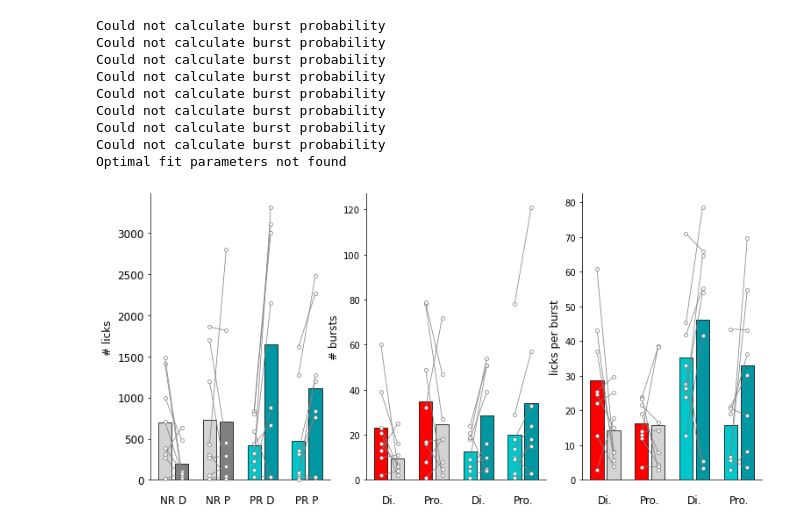
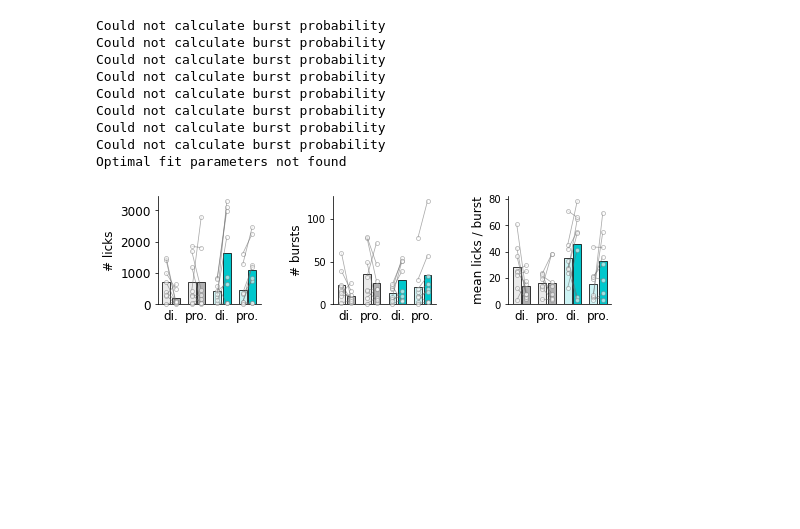
Before and after one commit to linneavolcko/ARP, a Jupyter notebook: src/ARP Paper Figures.ipynb, the cells around one changed output. Saved outputs shown, nothing was run; the diff lists cells and outputs as text; code cells hidden in the pictures; blank space fills up the shorter version.

```diff
--- a/src/ARP Paper Figures.ipynb
+++ b/src/ARP Paper Figures.ipynb
@@ -15,10 +16,13 @@ df4 = pd.read_excel(excel_file, "FGF21")
 # %%
 colors_NR1 = "#EAEAEA"
 colors_NR2 = "#B0B0B1"
-colors_PR1 = "#00C7CC"
-colors_PR2 = "#0097A3"
+colors_NR3 = "#6D6D6D"
 
-colors_lines = "#7B7B7B"
+colors_PR1 = "#CCF3F4"
+colors_PR2 = "#00C7CC"
+colors_PR3 = "#0097A3"
+
+colors_lines = "#6e6e6e"
 
 scattersize = 40
 # %%
@@ -472 +487,13 @@ Cannot convert that number of dimensions or data is in wrong format. Attmepting
+# %%
+PR_male_malt_cumulative = []
+PR_male_casein_cumulative = []
+
+NR_male_malt_cumulative = []
+NR_male_casein_cumulative = []
+
+PR_female_malt_cumulative = []
+PR_female_casein_cumulative = []
+
+NR_female_malt_cumulative = []
+NR_female_casein_cumulative = []
 # %%
@@ -798,19 +1079,21 @@ Could not calculate burst probability
 Could not calculate burst probability
 Optimal fit parameters not found
 # %%
-f,ax=plt.subplots(figsize=(12.5,6), ncols=3)
+f,ax=plt.subplots(figsize=(9,2), ncols=3, gridspec_kw={"left": 0.2, "wspace":0.7})
 
 
 tp.barscatter([[Pref_NR_Malt_D["licks"],Pref_NR_Cas_D["licks"]],
                [Pref_NR_Malt_P["licks"],Pref_NR_Cas_P["licks"]],
                [Pref_PR_Malt_D["licks"],Pref_PR_Cas_D["licks"]],
                [Pref_PR_Malt_P["licks"],Pref_PR_Cas_P["licks"]]],
-              grouplabel= ["NR D", "NR P", "PR D", "PR P"],
+              grouplabel= ["di.", "pro.", "di.", "pro."],
               paired = True,
               xfontsize = 12,
-              barfacecolor=["lightgrey", "grey","lightgrey", "grey", "#00C7CC", "#0097A3", "#00C7CC", "#0097A3"],
+              barfacecolor=[colors_NR1, colors_NR2, colors_NR1, colors_NR2, colors_PR1, colors_PR2, colors_PR1, colors_PR2],
               barfacecoloroption="individual",
               scattersize=scattersize,
+              scatteralpha=0.6,
+              scatterlinecolor= colors_lines,
               linewidth=0.75,
               ax=ax[0])
 
@@ -819,37 +1102,43 @@ tp.barscatter([[Pref_NR_Malt_D["burst number"],Pref_NR_Cas_D["burst number"]],
                [Pref_NR_Malt_P["burst number"],Pref_NR_Cas_P["burst number"]],
                [Pref_PR_Malt_D["burst number"],Pref_PR_Cas_D["burst number"]],
                [Pref_PR_Malt_P["burst number"],Pref_PR_Cas_P["burst number"]]],
-              grouplabel= ["Di.", "Pro.", "Di.", "Pro."],
+              grouplabel= ["di.", "pro.", "di.", "pro."],
               paired = True,
               xfontsize = 12,
               barfacecolor=[colors_NR1, colors_NR2, colors_NR1, colors_NR2, colors_PR1, colors_PR2, colors_PR1, colors_PR2],
               barfacecoloroption="individual",
               scattersize=scattersize,
+              scatteralpha=0.6,
+              scatterlinecolor= colors_lines,
               linewidth=0.75,
               ax=ax[1])
 
 tp.barscatter([[Pref_NR_Malt_D["burst size"],Pref_NR_Cas_D["burst size"]],
                [Pref_NR_Malt_P["burst size"],Pref_NR_Cas_P["burst size"]],
                [Pref_PR_Malt_D["burst size"],Pref_PR_Cas_D["burst size"]],
                [Pref_PR_Malt_P["burst size"],Pref_PR_Cas_P["burst size"]]],
-              grouplabel= ["Di.", "Pro.", "Di.", "Pro."],
+              grouplabel= ["di.", "pro.", "di.", "pro."],
               paired = True,
               xfontsize = 12,
               barfacecolor=[colors_NR1, colors_NR2, colors_NR1, colors_NR2, colors_PR1, colors_PR2, colors_PR1, colors_PR2],
               barfacecoloroption="individual",
               scattersize=scattersize,
+              scatteralpha=0.6,
+              scatterlinecolor= colors_lines,
               linewidth=0.75,
               ax=ax[2])
 
 
 ax[0].set_ylabel("# licks", fontsize = 12)
 ax[1].set_ylabel("# bursts", fontsize = 12)
-ax[2].set_ylabel("licks per burst", fontsize = 12)
+ax[2].set_ylabel("mean licks / burst", fontsize = 12)
 ax[0].tick_params(axis='y', labelsize=12)
 
 #ax[0].set_title("# licks")
 #ax[1].set_title("Burst Number")
 #ax[2].set_title("Burst Size")
 #f.suptitle("Preference Test Microstructure by Cycle", fontsize = 20)
+
+f.savefig("..//output//pref_cycle.pdf")
 # %% [output]
-[figure, old version]
+[figure, new version]
```
Also changed, not shown: parts of 20 cells of this notebook.
